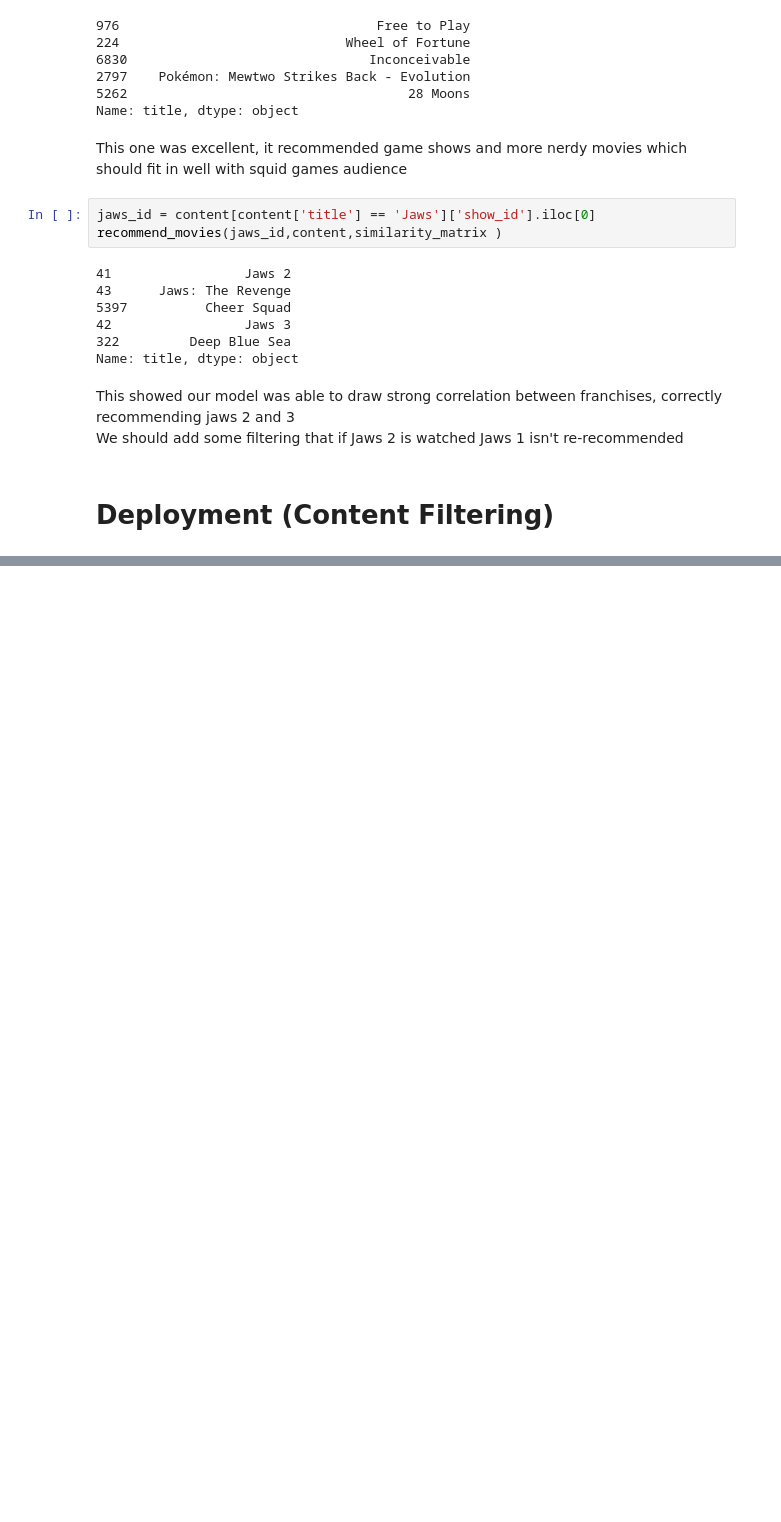
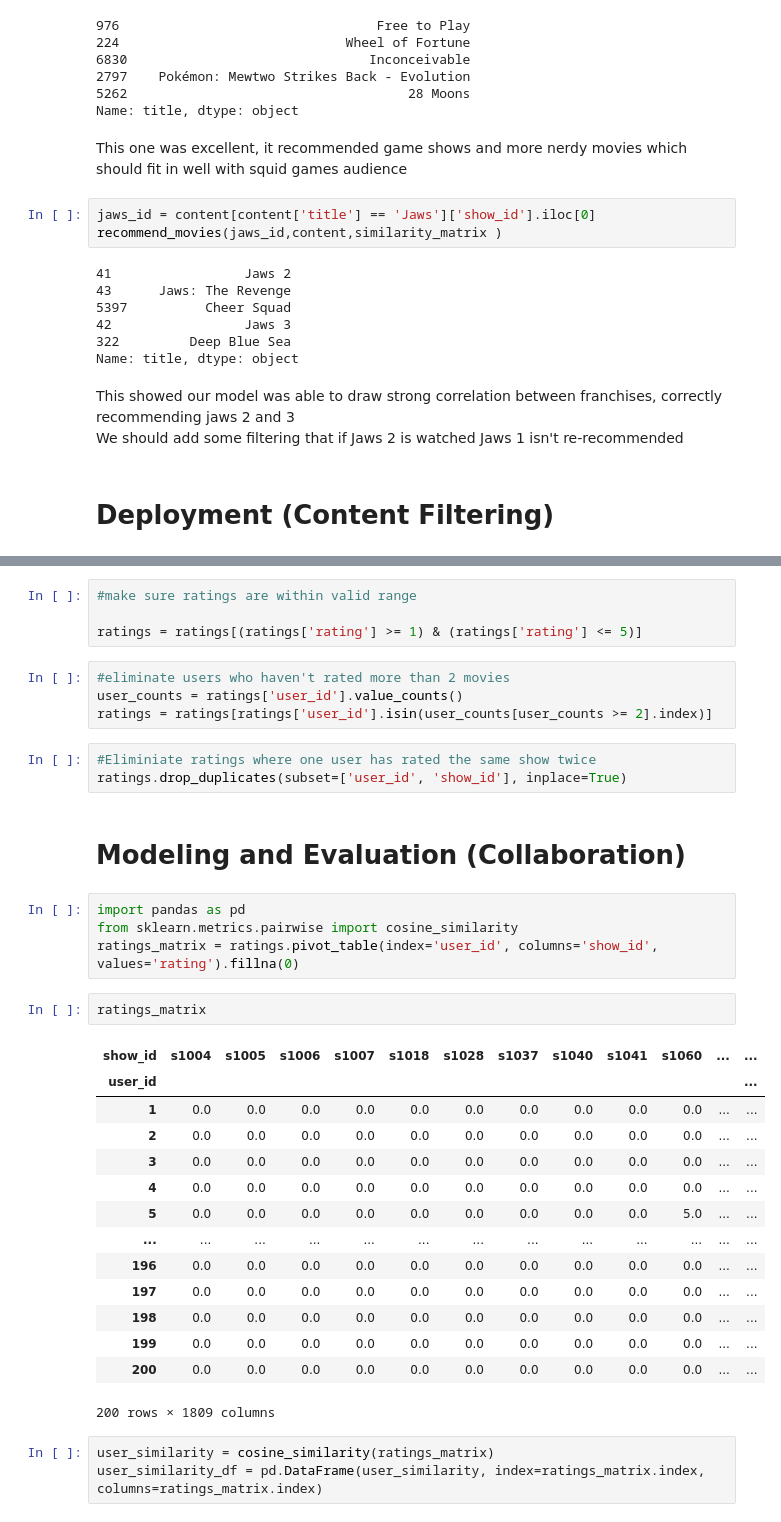
Before and after one commit to bybeejac000/Intex2, a Jupyter notebook: PythonRecommender/DataUnderstandingCleaning.ipynb, the cells around one changed output, grey strips where cells are left out. Cells and saved outputs as stored; diff of their text form; blank space fills up the shorter version.

```diff
--- a/PythonRecommender/DataUnderstandingCleaning.ipynb
+++ b/PythonRecommender/DataUnderstandingCleaning.ipynb
@@ -382,0 +470,37 @@ joblib.dump(similarity_matrix, 'contentFilteringModels/similarity_matrix.sav')
+# %%
+#make sure ratings are within valid range
+
+ratings = ratings[(ratings['rating'] >= 1) & (ratings['rating'] <= 5)]
+# %%
+#eliminate users who haven't rated more than 2 movies
+user_counts = ratings['user_id'].value_counts()
+ratings = ratings[ratings['user_id'].isin(user_counts[user_counts >= 2].index)]
+# %%
+#Eliminiate ratings where one user has rated the same show twice
+ratings.drop_duplicates(subset=['user_id', 'show_id'], inplace=True)
+# %% [markdown]
+<h1>Modeling and Evaluation (Collaboration)
+# %%
+import pandas as pd
+from sklearn.metrics.pairwise import cosine_similarity
+ratings_matrix = ratings.pivot_table(index='user_id', columns='show_id', values='rating').fillna(0)
+# %%
+ratings_matrix
+# %% [output]
+| show_id | s1004 | s1005 | s1006 | s1007 | s1018 | s1028 | s1037 | s1040 | s1041 | s1060 | ... | ... |
+| user_id |  |  |  |  |  |  |  |  |  |  |  | ... |
+| 1 | 0.0 | 0.0 | 0.0 | 0.0 | 0.0 | 0.0 | 0.0 | 0.0 | 0.0 | 0.0 | ... | ... |
+| 2 | 0.0 | 0.0 | 0.0 | 0.0 | 0.0 | 0.0 | 0.0 | 0.0 | 0.0 | 0.0 | ... | ... |
+| 3 | 0.0 | 0.0 | 0.0 | 0.0 | 0.0 | 0.0 | 0.0 | 0.0 | 0.0 | 0.0 | ... | ... |
+| 4 | 0.0 | 0.0 | 0.0 | 0.0 | 0.0 | 0.0 | 0.0 | 0.0 | 0.0 | 0.0 | ... | ... |
+| 5 | 0.0 | 0.0 | 0.0 | 0.0 | 0.0 | 0.0 | 0.0 | 0.0 | 0.0 | 5.0 | ... | ... |
+| ... | ... | ... | ... | ... | ... | ... | ... | ... | ... | ... | ... | ... |
+| 196 | 0.0 | 0.0 | 0.0 | 0.0 | 0.0 | 0.0 | 0.0 | 0.0 | 0.0 | 0.0 | ... | ... |
+| 197 | 0.0 | 0.0 | 0.0 | 0.0 | 0.0 | 0.0 | 0.0 | 0.0 | 0.0 | 0.0 | ... | ... |
+| 198 | 0.0 | 0.0 | 0.0 | 0.0 | 0.0 | 0.0 | 0.0 | 0.0 | 0.0 | 0.0 | ... | ... |
+| 199 | 0.0 | 0.0 | 0.0 | 0.0 | 0.0 | 0.0 | 0.0 | 0.0 | 0.0 | 0.0 | ... | ... |
+| 200 | 0.0 | 0.0 | 0.0 | 0.0 | 0.0 | 0.0 | 0.0 | 0.0 | 0.0 | 0.0 | ... | ... |
+200 rows × 1809 columns
+# %%
+user_similarity = cosine_similarity(ratings_matrix)
+user_similarity_df = pd.DataFrame(user_similarity, index=ratings_matrix.index, columns=ratings_matrix.index)
```
Also changed, not shown: parts of 10 cells of this notebook, 4 other files.
